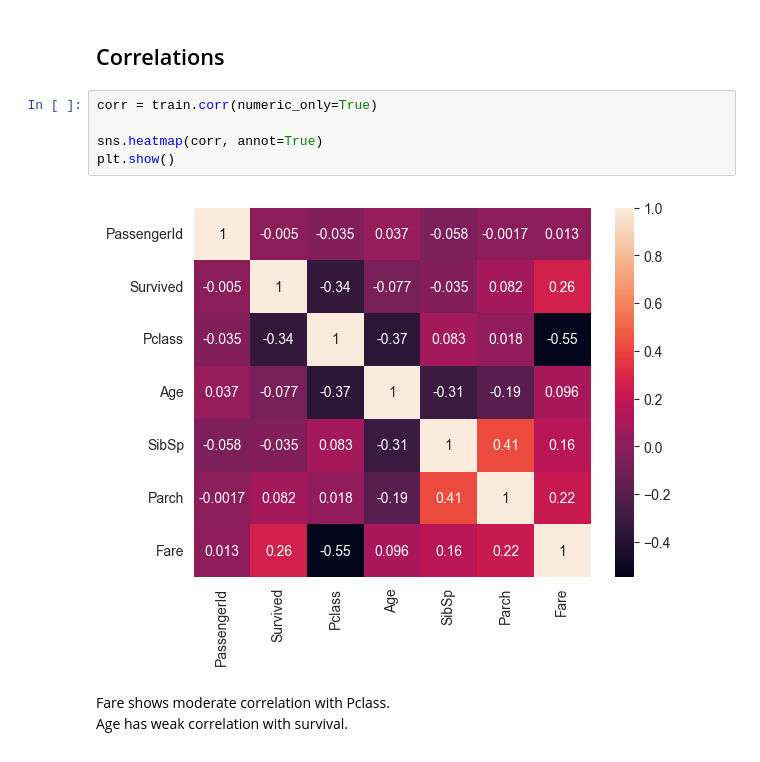
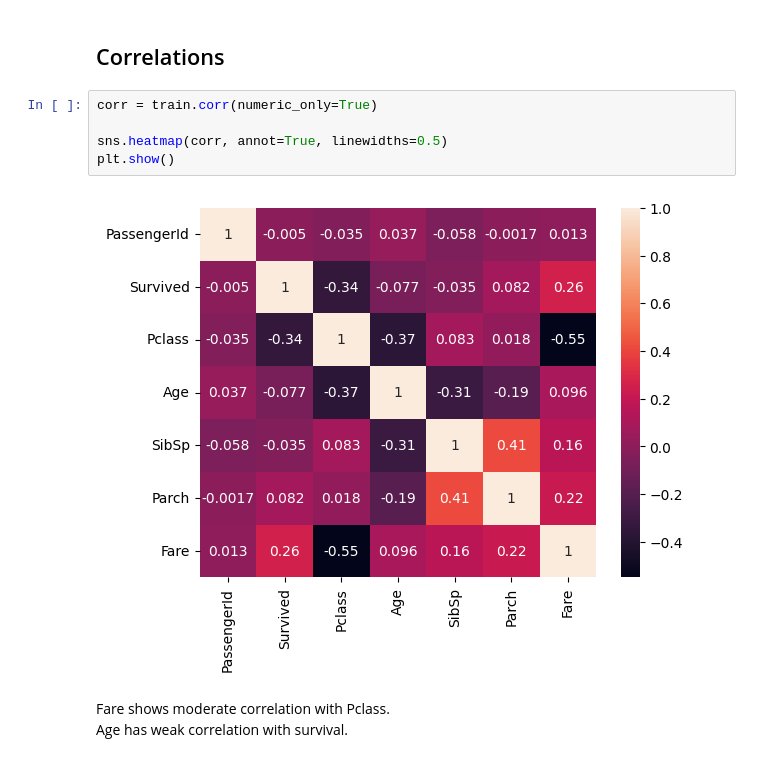
Before and after one commit to rodrigofl-dev/titanic-ml-project, a Jupyter notebook: notebooks/01_eda.ipynb, the cells around one changed output. Saved outputs shown, nothing was run; the diff lists cells and outputs as text.

```diff
--- a/notebooks/01_eda.ipynb
+++ b/notebooks/01_eda.ipynb
@@ -214,10 +214,10 @@ Children also appear to have a higher survival probability, suggesting a "women
 # %%
 corr = train.corr(numeric_only=True)
 
-sns.heatmap(corr, annot=True)
+sns.heatmap(corr, annot=True, linewidths=0.5)
 plt.show()
 # %% [output]
-[figure, old version]
+[figure, new version]
 # %% [markdown]
 Fare shows moderate correlation with Pclass.\
 Age has weak correlation with survival.
```
Also changed, not shown: parts of 7 cells of this notebook, 1 other file.
